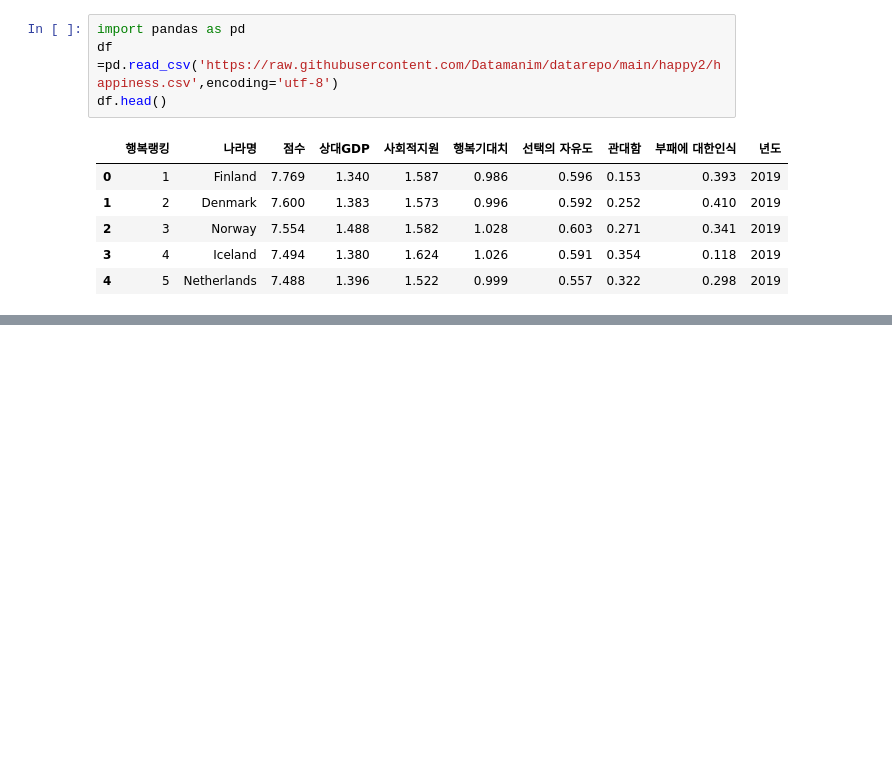
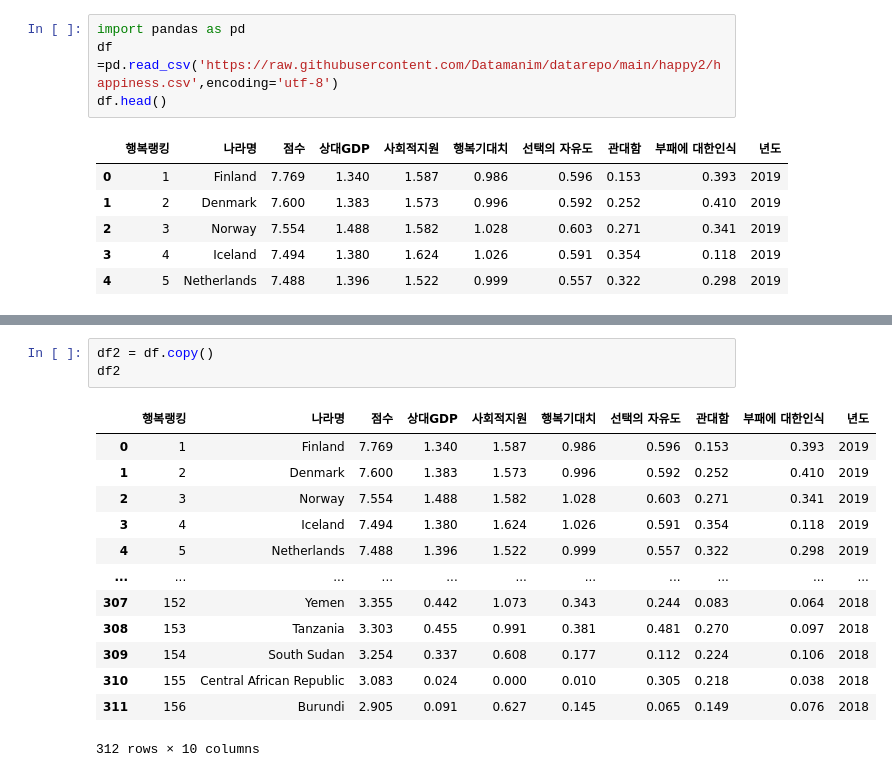
Before and after one commit to Naseungju/-_-, a Jupyter notebook: 1유형_연습2.ipynb, the cells around one changed output, grey strips where cells are left out. Cells and saved outputs as stored; diff of their text form; blank space fills up the shorter version.

```diff
--- a/1유형_연습2.ipynb
+++ b/1유형_연습2.ipynb
@@ -434,0 +670,17 @@ df.head()
+# %%
+df2 = df.copy()
+df2
+# %% [output]
+|  | 행복랭킹 | 나라명 | 점수 | 상대GDP | 사회적지원 | 행복기대치 | 선택의 자유도 | 관대함 | 부패에 대한인식 | 년도 |
+| 0 | 1 | Finland | 7.769 | 1.340 | 1.587 | 0.986 | 0.596 | 0.153 | 0.393 | 2019 |
+| 1 | 2 | Denmark | 7.600 | 1.383 | 1.573 | 0.996 | 0.592 | 0.252 | 0.410 | 2019 |
+| 2 | 3 | Norway | 7.554 | 1.488 | 1.582 | 1.028 | 0.603 | 0.271 | 0.341 | 2019 |
+| 3 | 4 | Iceland | 7.494 | 1.380 | 1.624 | 1.026 | 0.591 | 0.354 | 0.118 | 2019 |
+| 4 | 5 | Netherlands | 7.488 | 1.396 | 1.522 | 0.999 | 0.557 | 0.322 | 0.298 | 2019 |
+| ... | ... | ... | ... | ... | ... | ... | ... | ... | ... | ... |
+| 307 | 152 | Yemen | 3.355 | 0.442 | 1.073 | 0.343 | 0.244 | 0.083 | 0.064 | 2018 |
+| 308 | 153 | Tanzania | 3.303 | 0.455 | 0.991 | 0.381 | 0.481 | 0.270 | 0.097 | 2018 |
+| 309 | 154 | South Sudan | 3.254 | 0.337 | 0.608 | 0.177 | 0.112 | 0.224 | 0.106 | 2018 |
+| 310 | 155 | Central African Republic | 3.083 | 0.024 | 0.000 | 0.010 | 0.305 | 0.218 | 0.038 | 2018 |
+| 311 | 156 | Burundi | 2.905 | 0.091 | 0.627 | 0.145 | 0.065 | 0.149 | 0.076 | 2018 |
+312 rows × 10 columns
```
Also changed, not shown: parts of 59 cells of this notebook.
